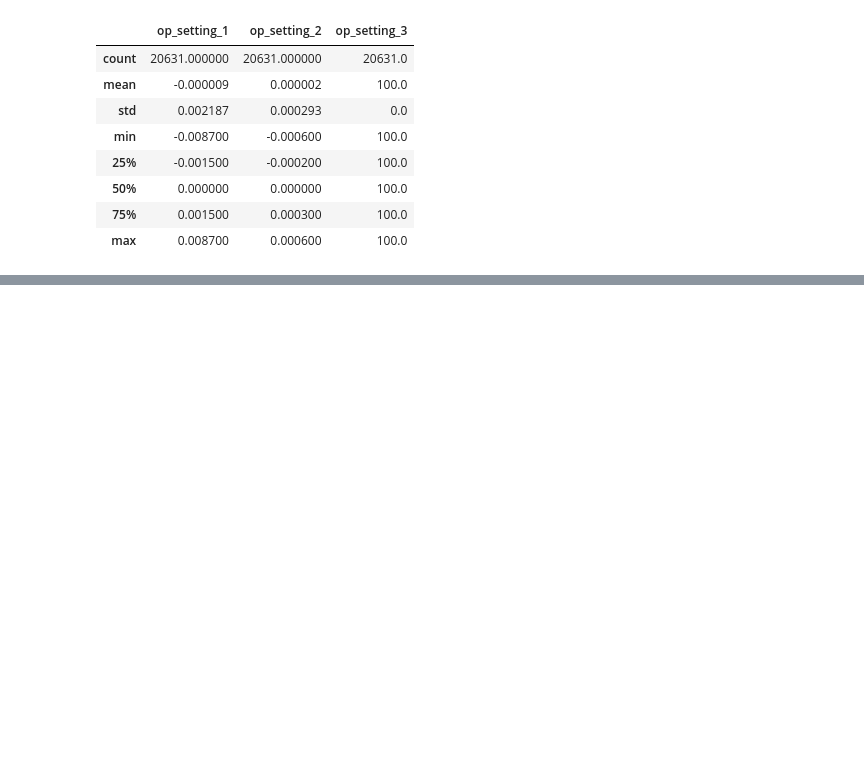
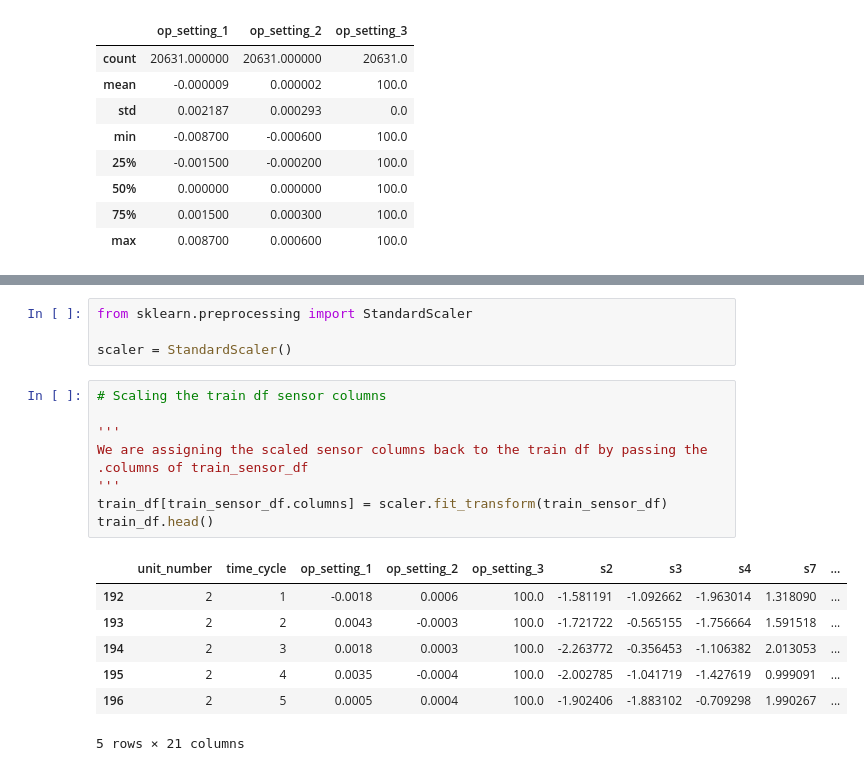
Before and after one commit to sohail-raheman/cmapss-rul-prediction, a Jupyter notebook: main.ipynb, the cells around one changed output, grey strips where cells are left out. Drawn from its saved outputs; the diff is of its cells as text; blank space fills up the shorter version.

```diff
--- a/main.ipynb
+++ b/main.ipynb
@@ -182,0 +212,20 @@ sensor_df.head()
+# %%
+from sklearn.preprocessing import StandardScaler
+
+scaler = StandardScaler()
+# %%
+# Scaling the train df sensor columns
+
+'''
+We are assigning the scaled sensor columns back to the train df by passing the .columns of train_sensor_df
+'''
+train_df[train_sensor_df.columns] = scaler.fit_transform(train_sensor_df)
+train_df.head()
+# %% [output]
+|  | unit_number | time_cycle | op_setting_1 | op_setting_2 | op_setting_3 | s2 | s3 | s4 | s7 | ... |
+| 192 | 2 | 1 | -0.0018 | 0.0006 | 100.0 | -1.581191 | -1.092662 | -1.963014 | 1.318090 | ... |
+| 193 | 2 | 2 | 0.0043 | -0.0003 | 100.0 | -1.721722 | -0.565155 | -1.756664 | 1.591518 | ... |
+| 194 | 2 | 3 | 0.0018 | 0.0003 | 100.0 | -2.263772 | -0.356453 | -1.106382 | 2.013053 | ... |
+| 195 | 2 | 4 | 0.0035 | -0.0004 | 100.0 | -2.002785 | -1.041719 | -1.427619 | 0.999091 | ... |
+| 196 | 2 | 5 | 0.0005 | 0.0004 | 100.0 | -1.902406 | -1.883102 | -0.709298 | 1.990267 | ... |
+5 rows × 21 columns
```
Also changed, not shown: parts of 39 cells of this notebook.
